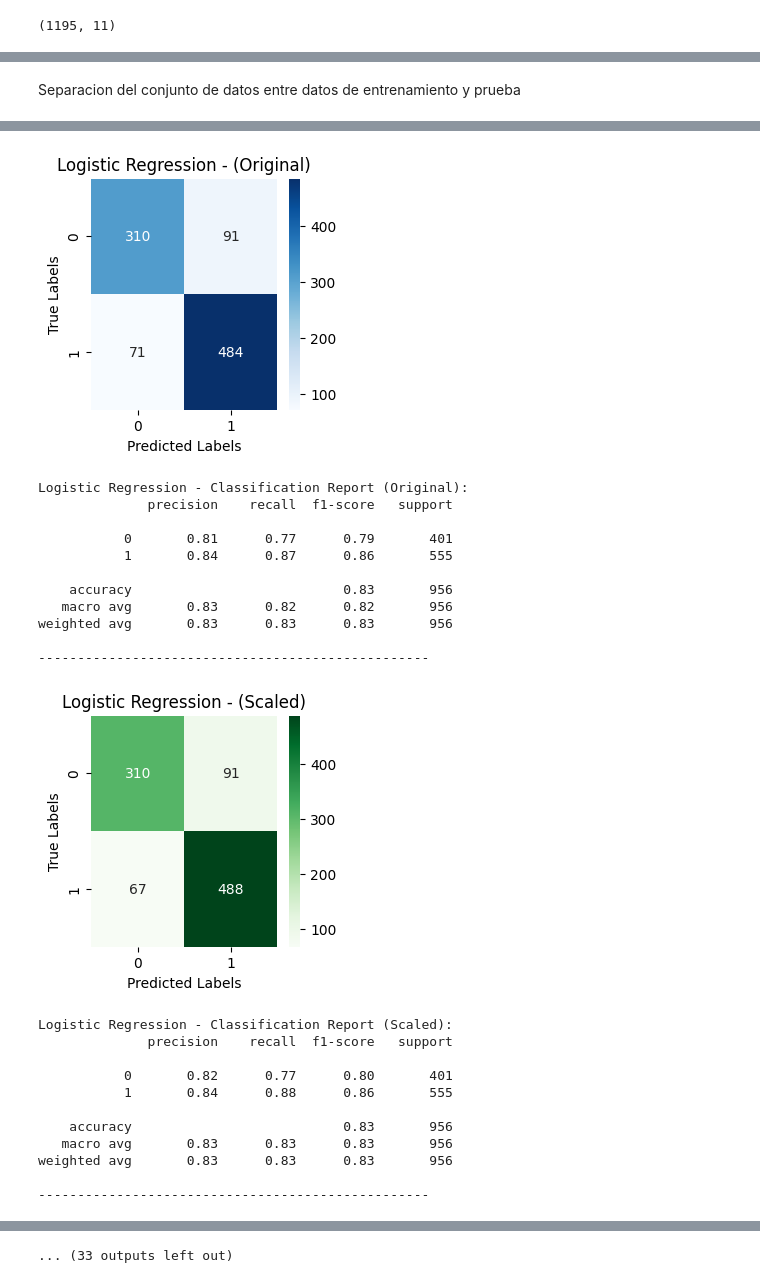
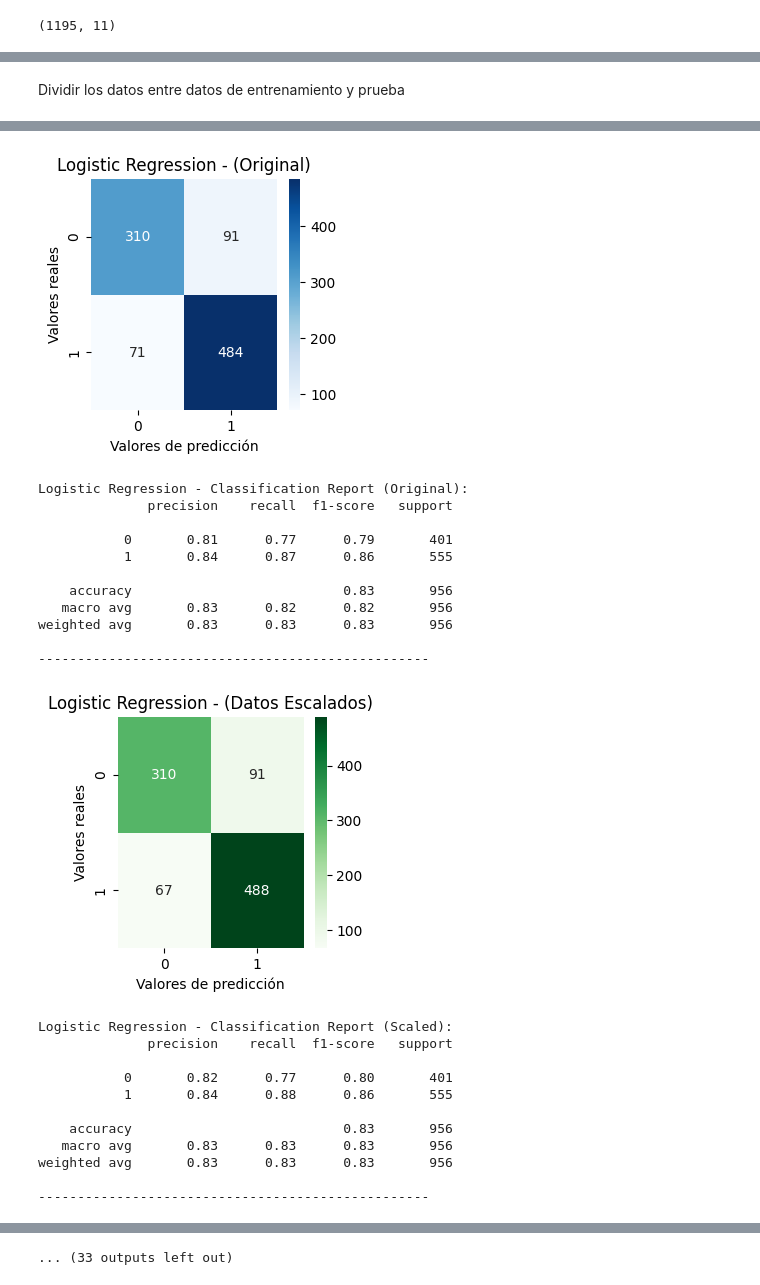
Before and after one commit to fpalvim/ml_model_proj, a Jupyter notebook: init/notebooks/pre_procesamiento_prueba_one_hot_encoder copy.ipynb, the cells around one changed output, grey strips where cells are left out. Drawn from its saved outputs; the diff is of its cells as text; code cells hidden in the pictures.

```diff
--- a/init/notebooks/pre_procesamiento_prueba_one_hot_encoder copy.ipynb
+++ b/init/notebooks/pre_procesamiento_prueba_one_hot_encoder copy.ipynb
@@ -216,5 +210,5 @@ X_ohe_scaled_pca.shape
 # %% [markdown]
-Separacion del conjunto de datos entre datos de entrenamiento y prueba
+Dividir los datos entre datos de entrenamiento y prueba
 # %%
 X_train, X_test, y_train, y_test = train_test_split(X_ohe, y, test_size=0.2, random_state=42)
 # %%
@@ -259,22 +253,22 @@ for name, model in models.items():
     acc_scaled_pca_test = accuracy_score(y_test, preds_scaled_pca_test)
 
     print('\n')
-    print(f"Accuracy on Original Train: {acc_original_train:.4f}")
-    print(f"Accuracy on Original Test: {acc_original_test:.4f}")
-    print(f"Accuracy on Scaled Train: {acc_scaled_train:.4f}")
-    print(f"Accuracy on Scaled Test: {acc_scaled_test:.4f}")
-    print(f"Accuracy on Scaled/PCA Train: {acc_scaled_pca_train:.4f}")
-    print(f"Accuracy on Scaled/PCA Test: {acc_scaled_pca_test:.4f}")
+    print(f"Accuracy on Original Train: {acc_original_train:.2f}")
+    print(f"Accuracy on Original Test: {acc_original_test:.2f}")
+    print(f"Accuracy on Scaled Train: {acc_scaled_train:.2f}")
+    print(f"Accuracy on Scaled Test: {acc_scaled_test:.2f}")
+    print(f"Accuracy on Scaled/PCA Train: {acc_scaled_pca_train:.2f}")
+    print(f"Accuracy on Scaled/PCA Test: {acc_scaled_pca_test:.2f}")
     print("-" * 50)
 
     # Store results
     results[name] = {
         "Original Train": acc_original_train,
         "Original Test": acc_original_test,
-        "Scaled Train": acc_scaled_train,
-        "Scaled Test": acc_scaled_test,
-        "Scaled PCA Train": acc_scaled_pca_train,
-        "Scaled PCA Test": acc_scaled_pca_test,
+        "Escalado Train": acc_scaled_train,
+        "Escalado Test": acc_scaled_test,
+        "Escalado PCA Train": acc_scaled_pca_train,
+        "Escalado PCA Test": acc_scaled_pca_test,
     }
 
     # Confusion Matrix (Original Data)
@@ -282,8 +276,8 @@ for name, model in models.items():
     plt.figure(figsize=(3,3))
     sns.heatmap(cm_original, annot=True, fmt='d', cmap='Blues')
     plt.title(f"{name} - (Original)")
-    plt.xlabel("Predicted Labels")
-    plt.ylabel("True Labels")
+    plt.xlabel("Valores de predicción")
+    plt.ylabel("Valores reales")
     plt.show()
 
     # Classification Report (Original Data)
@@ -295,9 +289,9 @@ for name, model in models.items():
     cm_scaled = confusion_matrix(y_train, preds_scaled_train)
     plt.figure(figsize=(3,3))
     sns.heatmap(cm_scaled, annot=True, fmt='d', cmap='Greens')
-    plt.title(f"{name} - (Scaled)")
-    plt.xlabel("Predicted Labels")
-    plt.ylabel("True Labels")
+    plt.title(f"{name} - (Datos Escalados)")
+    plt.xlabel("Valores de predicción")
+    plt.ylabel("Valores reales")
     plt.show()
 
     # Classification Report (Scaled Data)
@@ -309,9 +303,9 @@ for name, model in models.items():
     cm_scaled_pca = confusion_matrix(y_train, preds_scaled_pca_train)
     plt.figure(figsize=(3,3))
     sns.heatmap(cm_scaled_pca, annot=True, fmt='d', cmap='Purples')
-    plt.title(f"{name} - (Scaled PCA)")
-    plt.xlabel("Predicted Labels")
-    plt.ylabel("True Labels")
+    plt.title(f"{name} - (Datos Escalados PCA)")
+    plt.xlabel("Valores de predicción")
+    plt.ylabel("Valores reales")
     plt.show()
 
     # Classification Report (Scaled PCA Data)
@@ -322,7 +316,7 @@ for name, model in models.items():
 # Visualization of comparison between models accuracy
 model_names = list(models.keys())
 
-data_transforms = ["Original", "Scaled", "Scaled PCA"]
+data_transforms = ["Original", "Escalado", "Escalado PCA"]
 plt.figure(figsize=(7,12))
 plt.figlegend(loc='upper center', ncol=2)
 for i, transform in enumerate(data_transforms):
@@ -336,8 +330,8 @@ for i, transform in enumerate(data_transforms):
     sns.barplot(x=x, y=train_accuracies)
 
     plt.xticks([pos + width / 2 for pos in x], model_names, rotation=45, ha="right")
-    plt.ylabel("Accuracy")
-    plt.title(f"Model Accuracy Comparison - {transform} Data")
+    plt.ylabel("Acuracia")
+    plt.title(f"Comparación de la precisión del modelo - {transform}")
     plt.tight_layout()  # Adjust layout to prevent overlap
 
     # Create DataFrame
@@ -345,15 +339,15 @@ table_data = {
     "Metric": [
         "Original Train",
         "Original Test",
-        "Scaled Train",
-        "Scaled Test",
-        "Scaled PCA Train",
-        "Scaled PCA Test",
+        "Escalado Train",
+        "Escalado Test",
+        "Escalado PCA Train",
+        "Escalado PCA Test",
     ]
 }
 
 for model_name in models:
-    table_data[model_name] = [results[model_name][metric] for metric in table_data['Metric']]
+    table_data[model_name] = [round(results[model_name][metric],2) for metric in table_data['Metric']]
 
 df_results = pd.DataFrame(table_data)
 df_results
@@ -412,17 +406,17 @@ Accuracy on Scaled/PCA Test: 0.8410
 --------------------------------------------------
-[figure, old version]
+[figure, new version]
 Logistic Regression - Classification Report (Original):
               precision    recall  f1-score   support
 
            0       0.81      0.77      0.79       401
            1       0.84      0.87      0.86       555
 
     accuracy                           0.83       956
    macro avg       0.83      0.82      0.82       956
 weighted avg       0.83      0.83      0.83       956
 
 --------------------------------------------------
-[figure, old version]
+[figure, new version]
 Logistic Regression - Classification Report (Scaled):
               precision    recall  f1-score   support
 
```
Also changed, not shown: parts of 28 cells of this notebook, 4 other files.
